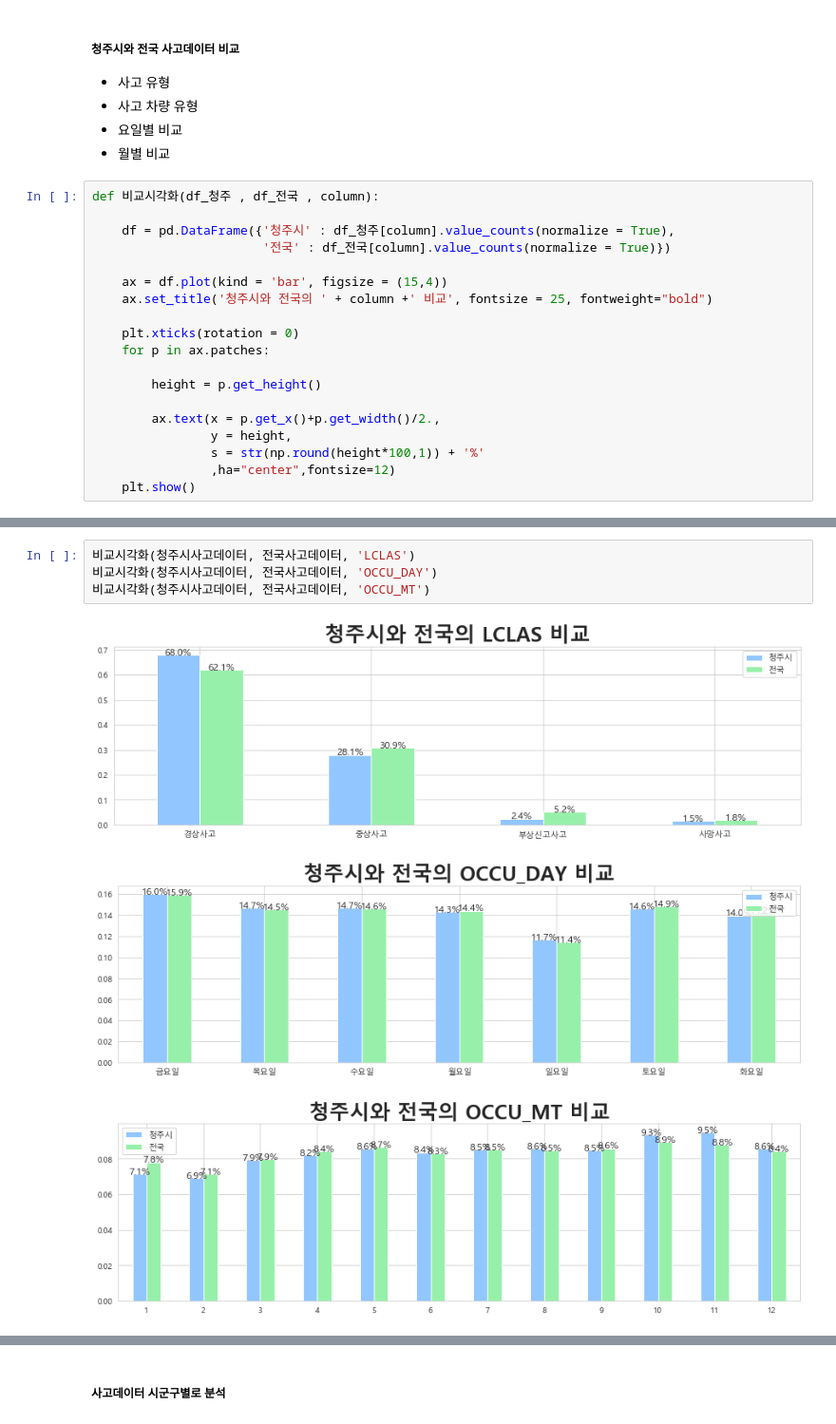
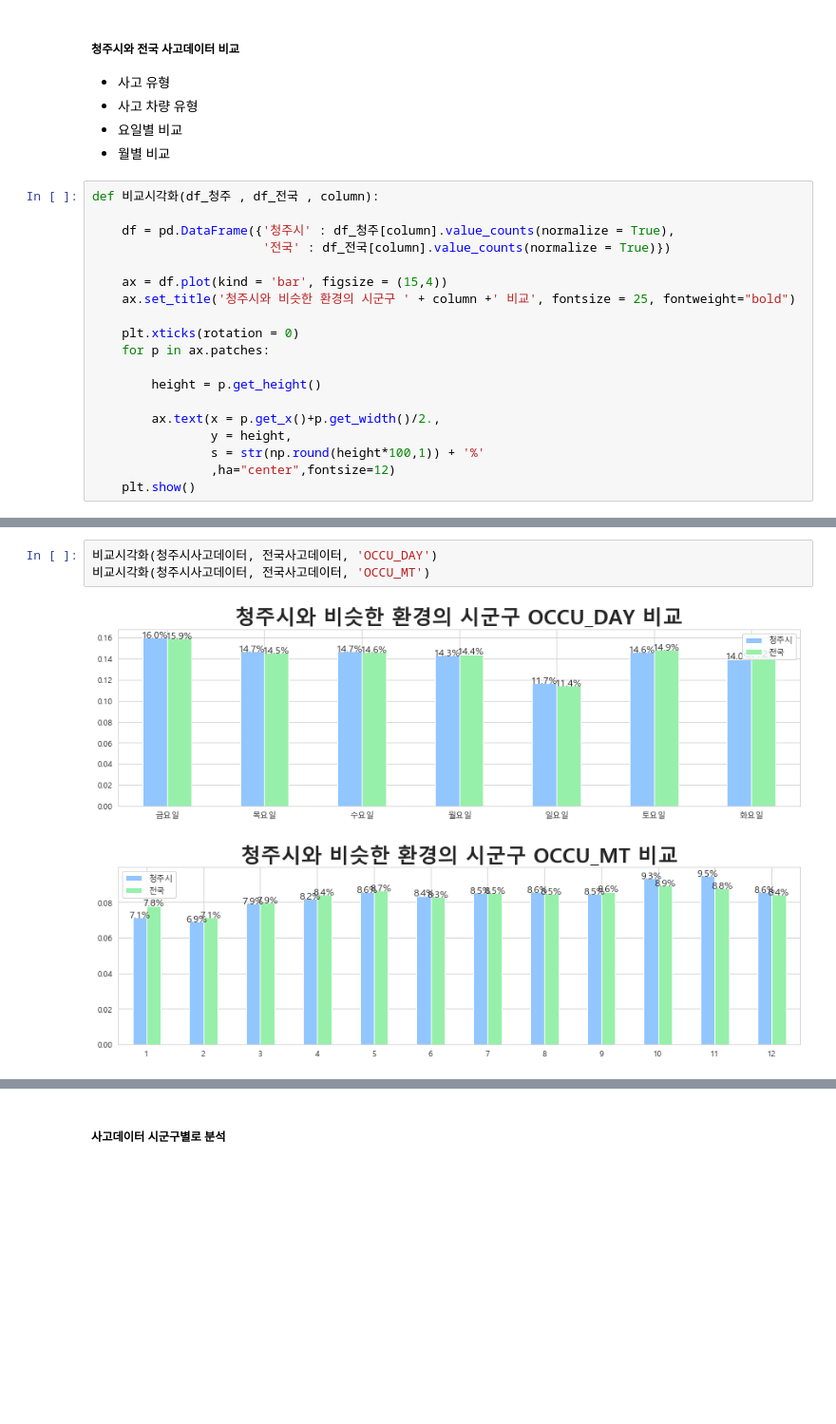
Before and after one commit to 2020NIA/roundabout_project, a Jupyter notebook: source/1. 청주시 EDA.ipynb, the cells around one changed output, grey strips where cells are left out. Shown at 95% size. Saved outputs shown, nothing was run; the diff lists cells and outputs as text; blank space fills up the shorter version.

```diff
--- a/source/1. 청주시 EDA.ipynb
+++ b/source/1. 청주시 EDA.ipynb
@@ -172,7 +181,7 @@ def 비교시각화(df_청주 , df_전국 , column):
                        '전국' : df_전국[column].value_counts(normalize = True)})
 
     ax = df.plot(kind = 'bar', figsize = (15,4))
-    ax.set_title('청주시와 전국의 ' + column +' 비교', fontsize = 25, fontweight="bold")
+    ax.set_title('청주시와 비슷한 환경의 시군구 ' + column +' 비교', fontsize = 25, fontweight="bold")
 
     plt.xticks(rotation = 0)
     for p in ax.patches:
@@ -187,8 +209,6 @@ def 비교시각화(df_청주 , df_전국 , column):
 # %%
-비교시각화(청주시사고데이터, 전국사고데이터, 'LCLAS')
 비교시각화(청주시사고데이터, 전국사고데이터, 'OCCU_DAY')
 비교시각화(청주시사고데이터, 전국사고데이터, 'OCCU_MT')
 # %% [output]
-[figure, old version]
+[figure, new version]
-[figure, old version]
+[figure, new version]
-[figure, removed]
```
Also changed, not shown: parts of 26 cells of this notebook.
